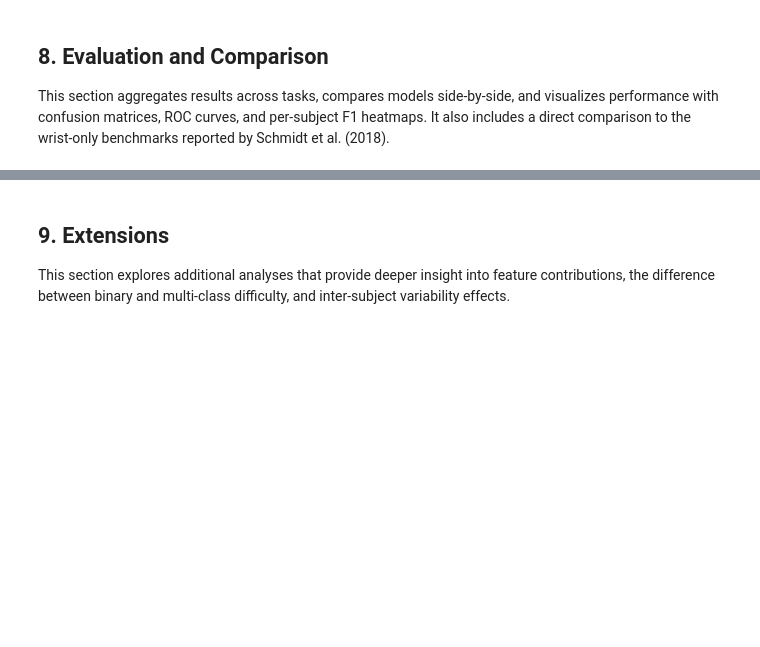
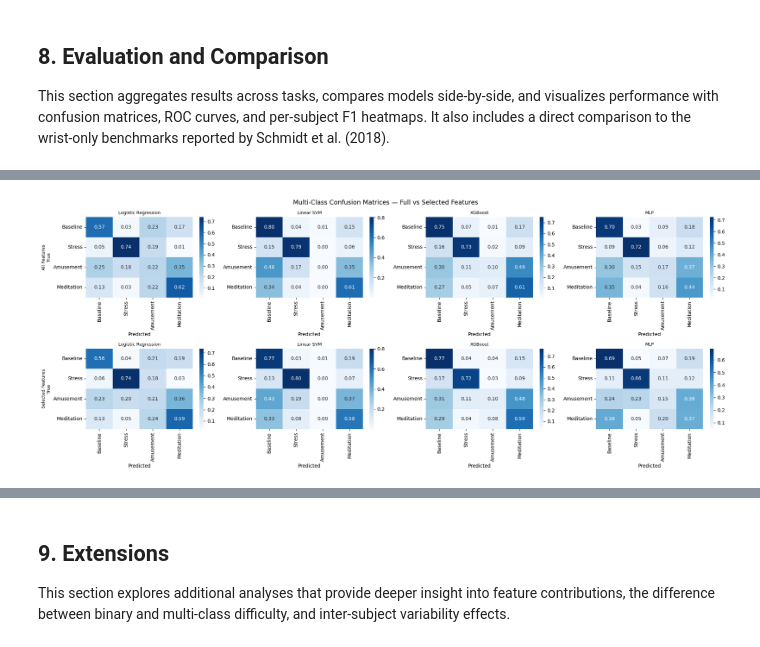
Before and after one commit to LouieDaans232345/healthcare-project, a Jupyter notebook: modeling copy 2.ipynb, the cells around one changed output, grey strips where cells are left out. Saved outputs shown, nothing was run; the diff lists cells and outputs as text; code cells hidden in the pictures; blank space fills up the shorter version.

```diff
--- a/modeling copy 2.ipynb
+++ b/modeling copy 2.ipynb
@@ -829,32 +775,33 @@ os.makedirs('results_loso/figs', exist_ok=True)
 # %%
-### 8.2 Confusion Matrices (All Models, Both Tasks)
+### 8.2 Confusion Matrices
 
 fig, axes = plt.subplots(2, len(models), figsize=(5*len(models), 8))
 
-for i, (model_name, payload) in enumerate(best_multi_results.items()):
+for i, (model_name, payload) in enumerate(multiclass_results_full.items()):
     cm = np.array(payload['agg']['aggregated_cm'])
     cm_norm = cm / cm.sum(axis=1, keepdims=True)
     sns.heatmap(cm_norm, annot=True, fmt='.2f', cmap='Blues',
                 xticklabels=class_names, yticklabels=class_names,
                 ax=axes[0, i])
     axes[0, i].set_title(f'{model_name}', fontsize=9)
     axes[0, i].set_xlabel('Predicted')
-    axes[0, i].set_ylabel('True')
 
-for i, (model_name, payload) in enumerate(best_binary_results.items()):
+for i, (model_name, payload) in enumerate(multiclass_results_selected.items()):
     cm = np.array(payload['agg']['aggregated_cm'])
     cm_norm = cm / cm.sum(axis=1, keepdims=True)
     sns.heatmap(cm_norm, annot=True, fmt='.2f', cmap='Blues',
-                xticklabels=binary_class_names, yticklabels=binary_class_names,
+                xticklabels=class_names, yticklabels=class_names,
                 ax=axes[1, i])
     axes[1, i].set_title(f'{model_name}', fontsize=9)
     axes[1, i].set_xlabel('Predicted')
-    axes[1, i].set_ylabel('True')
 
-axes[0, 0].set_ylabel('Multi-Class\nTrue', fontsize=9)
-axes[1, 0].set_ylabel('Binary\nTrue', fontsize=9)
-plt.suptitle('Confusion Matrices — All Models', fontsize=13)
+axes[0, 0].set_ylabel('All Features\nTrue', fontsize=9)
+axes[1, 0].set_ylabel('Selected Features\nTrue', fontsize=9)
+plt.suptitle('Multi-Class Confusion Matrices — Full vs Selected Features',
+             fontsize=13)
 plt.tight_layout()
-plt.savefig('results_loso/figs/confusion_matrices_all.png', dpi=140)
+plt.savefig('results_loso/figs/confusion_matrices_multiclass.png', dpi=140)
 plt.show()
+# %% [output]
+[figure, added]
 # %%
```
Also changed, not shown: parts of 13 cells of this notebook, 2 other files.
